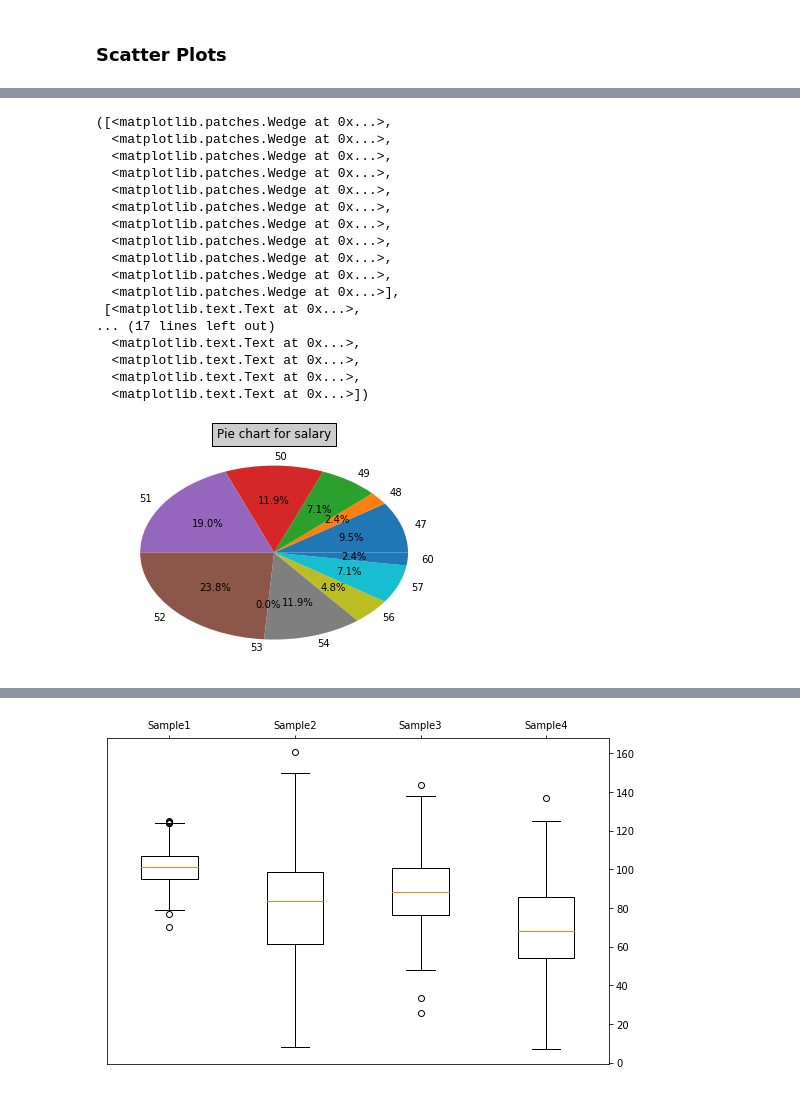
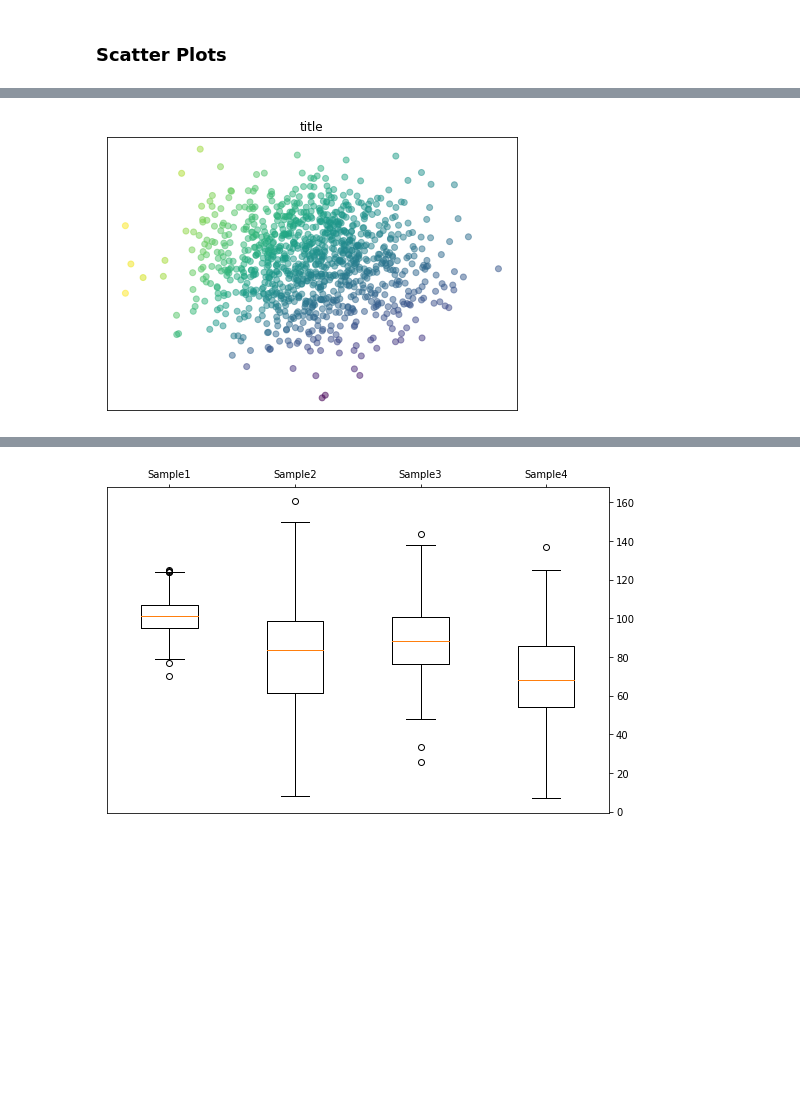
Before and after one commit to jc7qx/pylearning, a Jupyter notebook: matplotlib.ipynb, the cells around one changed output, grey strips where cells are left out. Drawn from its saved outputs; the diff is of its cells as text; code cells hidden in the pictures; blank space fills up the shorter version.

```diff
--- a/matplotlib.ipynb
+++ b/matplotlib.ipynb
@@ -381,24 +420,18 @@ plt.show()
-# %%
-frepie = [x/sum(frequency)*100 for x in frequency]
-labels =[str(x) for x in salary]
-plt.title("Pie chart for salary", bbox={'facecolor':'0.8', 'pad':5})
-plt.pie(frepie, labels=labels, autopct='%1.1f%%')
-# %% [output]
-([<matplotlib.patches.Wedge at 0x...>,
-  <matplotlib.patches.Wedge at 0x...>,
-  <matplotlib.patches.Wedge at 0x...>,
-  <matplotlib.patches.Wedge at 0x...>,
-  <matplotlib.patches.Wedge at 0x...>,
-  <matplotlib.patches.Wedge at 0x...>,
-  <matplotlib.patches.Wedge at 0x...>,
-  <matplotlib.patches.Wedge at 0x...>,
-  <matplotlib.patches.Wedge at 0x...>,
-  <matplotlib.patches.Wedge at 0x...>,
-  <matplotlib.patches.Wedge at 0x...>],
- [<matplotlib.text.Text at 0x...>,
-... (17 lines left out)
-  <matplotlib.text.Text at 0x...>,
-  <matplotlib.text.Text at 0x...>,
-  <matplotlib.text.Text at 0x...>,
-  <matplotlib.text.Text at 0x...>])
-[figure, removed]
+# %%
+import numpy as np
+import matplotlib.pyplot as plt
+
+n=1024
+x = np.random.normal(100, 30, n)
+y = np.random.normal(100, 30, n)
+T = np.arctan2(y, x)
+plt.axes([0.025, 0.025, 0.95, 0.95])
+
+plt.scatter(x, y, c=T, alpha=0.5)
+plt.xticks(())
+plt.yticks(())
+plt.title("title")
+
+plt.show()
+# %% [output]
+[figure, added]
```
Also changed, not shown: parts of 30 cells of this notebook, 1 other file.
